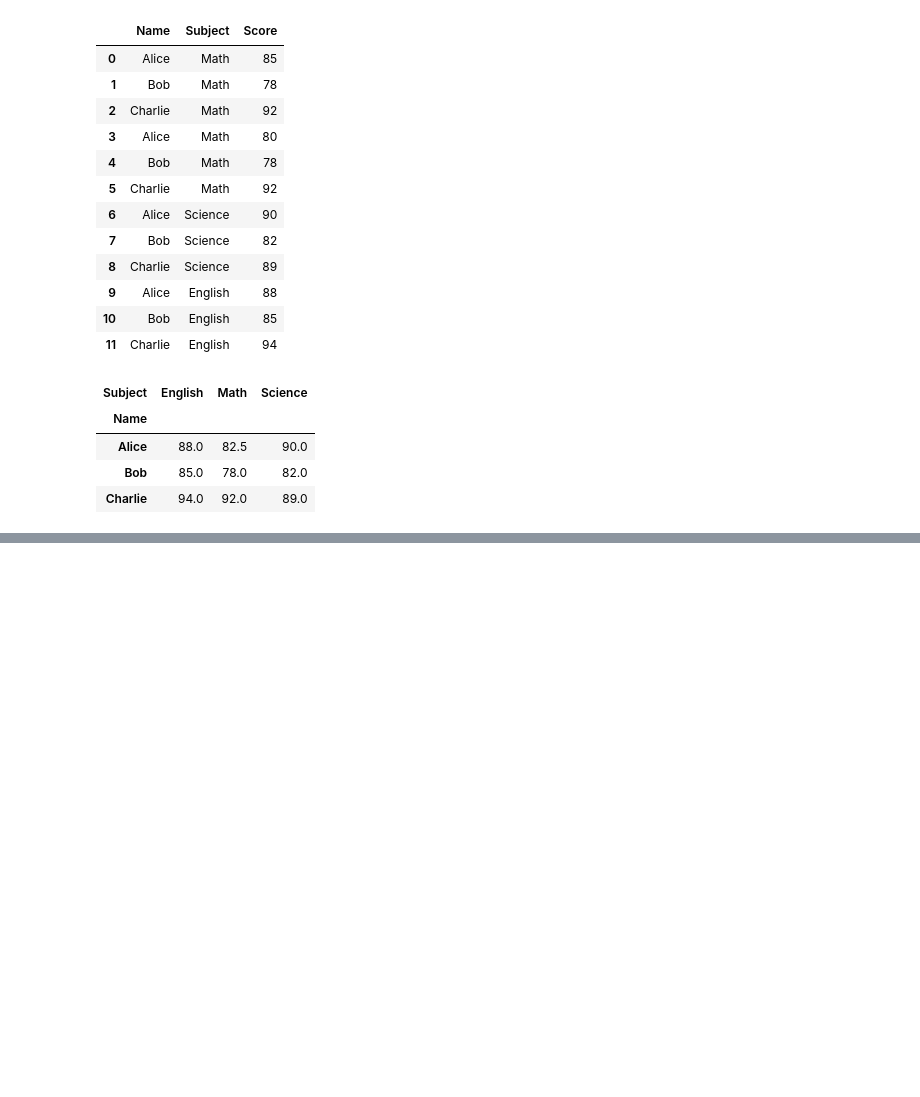
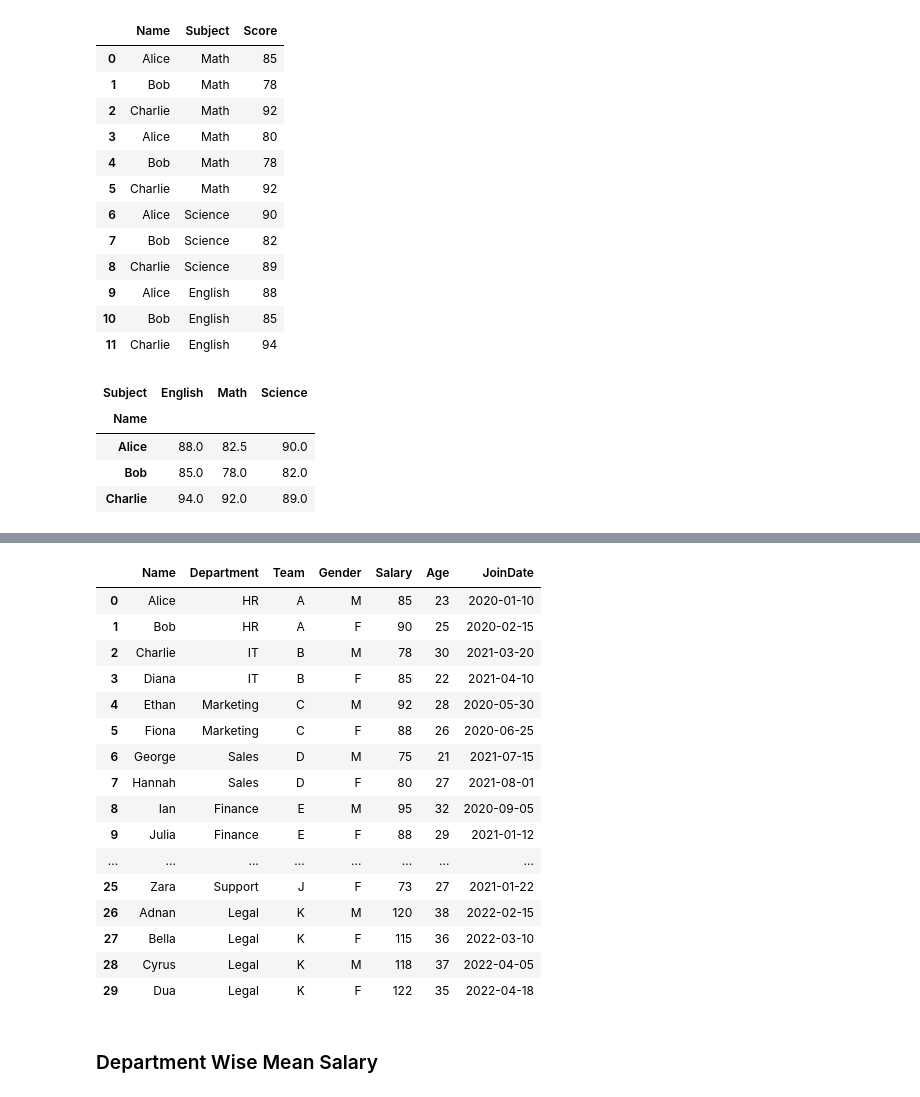
Before and after one commit to Kabir-Khan7/data-science-foundations, a Jupyter notebook: 03_Step_Pandas/04_Data_Transformation.ipynb, the cells around one changed output, grey strips where cells are left out. Saved outputs shown, nothing was run; the diff lists cells and outputs as text; code cells hidden in the pictures; blank space fills up the shorter version.

```diff
--- a/03_Step_Pandas/04_Data_Transformation.ipynb
+++ b/03_Step_Pandas/04_Data_Transformation.ipynb
@@ -274,0 +405,64 @@ pivot_form2
+# %%
+import pandas as pd
+
+df = pd.DataFrame({
+    "Name": [
+        "Alice","Bob","Charlie","Diana","Ethan","Fiona","George","Hannah",
+        "Ian","Julia","Kevin","Laura","Michael","Nina","Oscar","Paula",
+        "Quentin","Riya","Sam","Tina","Umar","Vera","Walter","Xenia",
+        "Yasir","Zara","Adnan","Bella","Cyrus","Dua"
+    ],
+    "Department": [
+        "HR","HR","IT","IT","Marketing","Marketing","Sales","Sales",
+        "Finance","Finance","Finance","Operations","Operations","Operations",
+        "R&D","R&D","R&D","Admin","Admin","Admin","Logistics","Logistics",
+        "Support","Support","Support","Support","Legal","Legal","Legal","Legal"
+    ],
+    "Team": [
+        "A","A","B","B","C","C","D","D","E","E","E","F","F","F",
+        "G","G","G","H","H","H","I","I","J","J","J","J","K","K","K","K"
+    ],
+    "Gender": [
+        "M","F","M","F","M","F","M","F","M","F","M","F","M","F",
+        "M","F","M","F","M","F","M","F","M","F","M","F","M","F","M","F"
+    ],
+    "Salary": [
+        85,90,78,85,92,88,75,80,95,88,91,72,76,70,110,105,115,68,74,70,
+        87,79,66,71,69,73,120,115,118,122
+    ],
+    "Age": [
+        23,25,30,22,28,26,21,27,32,29,31,24,26,23,34,33,35,28,27,25,
+        30,31,24,26,25,27,38,36,37,35
+    ],
+    "JoinDate": pd.to_datetime([
+        "2020-01-10","2020-02-15","2021-03-20","2021-04-10",
+        "2020-05-30","2020-06-25","2021-07-15","2021-08-01",
+        "2020-09-05","2021-01-12","2021-02-18","2020-03-05","2020-04-17",
+        "2020-04-28","2021-10-11","2021-11-01","2021-12-14","2020-07-19",
+        "2020-08-03","2020-08-20","2021-05-14","2021-06-10","2020-11-25",
+        "2020-12-30","2021-01-08","2021-01-22","2022-02-15","2022-03-10",
+        "2022-04-05","2022-04-18"
+    ])
+})
+# %%
+df
+# %% [output]
+|  | Name | Department | Team | Gender | Salary | Age | JoinDate |
+| 0 | Alice | HR | A | M | 85 | 23 | 2020-01-10 |
+| 1 | Bob | HR | A | F | 90 | 25 | 2020-02-15 |
+| 2 | Charlie | IT | B | M | 78 | 30 | 2021-03-20 |
+| 3 | Diana | IT | B | F | 85 | 22 | 2021-04-10 |
+| 4 | Ethan | Marketing | C | M | 92 | 28 | 2020-05-30 |
+| 5 | Fiona | Marketing | C | F | 88 | 26 | 2020-06-25 |
+| 6 | George | Sales | D | M | 75 | 21 | 2021-07-15 |
+| 7 | Hannah | Sales | D | F | 80 | 27 | 2021-08-01 |
+| 8 | Ian | Finance | E | M | 95 | 32 | 2020-09-05 |
+| 9 | Julia | Finance | E | F | 88 | 29 | 2021-01-12 |
+| ... | ... | ... | ... | ... | ... | ... | ... |
+| 25 | Zara | Support | J | F | 73 | 27 | 2021-01-22 |
+| 26 | Adnan | Legal | K | M | 120 | 38 | 2022-02-15 |
+| 27 | Bella | Legal | K | F | 115 | 36 | 2022-03-10 |
+| 28 | Cyrus | Legal | K | M | 118 | 37 | 2022-04-05 |
+| 29 | Dua | Legal | K | F | 122 | 35 | 2022-04-18 |
+# %% [markdown]
+### Department Wise Mean Salary
```
Also changed, not shown: parts of 21 cells of this notebook, 7 other files.
